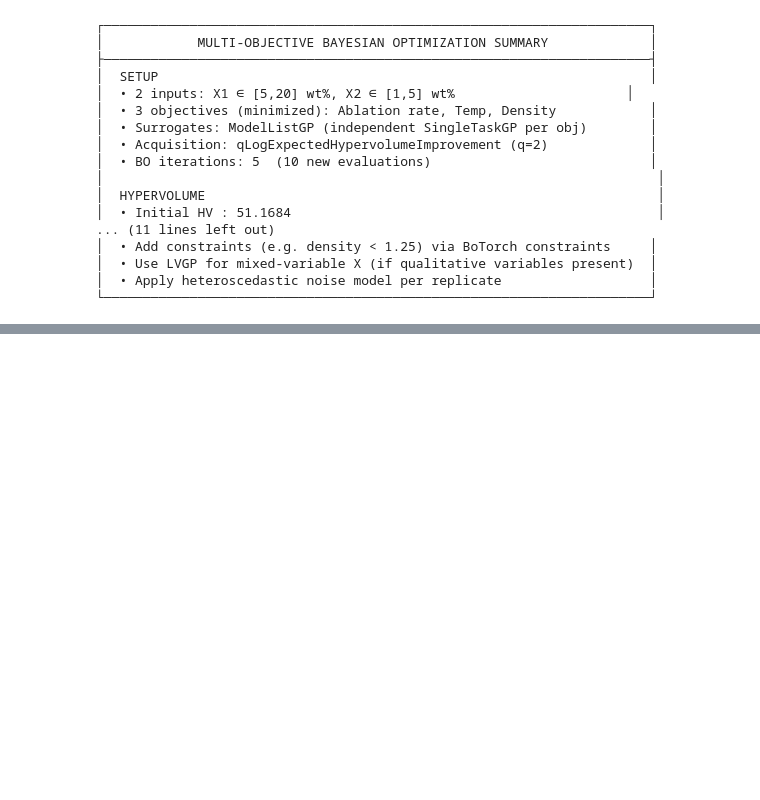
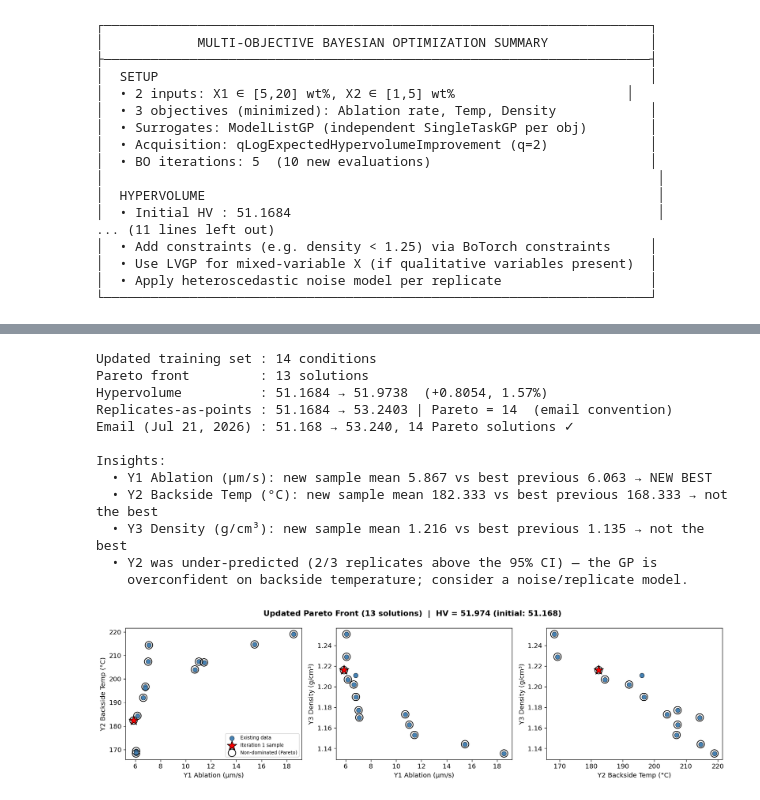
Before and after one commit to Chris1504-fdz/ablation_zone_study, a Jupyter notebook: notebooks/mobo_analysis_v2.ipynb, the cells around one changed output, grey strips where cells are left out. Cells and saved outputs as stored; diff of their text form; code cells hidden in the pictures; blank space fills up the shorter version.

```diff
--- a/notebooks/mobo_analysis_v2.ipynb
+++ b/notebooks/mobo_analysis_v2.ipynb
@@ -877,0 +958,78 @@ Emailed values (Jul 18, 2026): Y1 5.968 ± 1.026 | Y2 177.67 ± 1.434 | Y3 1.216
+# %%
+# ── Merge iteration-1 observations into the per-condition training set ───────
+def augment_with_iteration(df_mean_base, obs_df):
+    """Append per-condition means of obs_df unless the condition already exists."""
+    cond = obs_df.groupby(['X1', 'X2'])[['Y1', 'Y2', 'Y3']].mean().reset_index()
+    out = df_mean_base.copy()
+    for _, r in cond.iterrows():
+        if (np.isclose(out['X1'], r['X1']) & np.isclose(out['X2'], r['X2'])).any():
+            continue   # condition already in the spreadsheet
+        out = pd.concat([out, r.to_frame().T], ignore_index=True)
+    return out
+
+df_mean_up = augment_with_iteration(df_mean, ITER1_OBSERVED)
+X_up = df_mean_up[['X1', 'X2']].values.astype(float)
+Y_up = df_mean_up[['Y1', 'Y2', 'Y3']].values.astype(float)
+Y_up_neg = -torch.tensor(Y_up, dtype=DTYPE)
+
+hv_calc_up = Hypervolume(ref_point=ref_point)
+hv_init = hv_calc_up.compute(Y_neg[is_non_dominated(Y_neg)])
+pm_up   = is_non_dominated(Y_up_neg)
+hv_up   = hv_calc_up.compute(Y_up_neg[pm_up])
+
+# The Jul 21 email counts the 3 new replicates as separate points (three stars in
+# Rick's plots) rather than one condition mean — reproduce that convention too:
+Y_rep_neg = -torch.tensor(ITER1_OBSERVED[['Y1', 'Y2', 'Y3']].values, dtype=DTYPE)
+Y_email   = torch.cat([Y_neg, Y_rep_neg])
+pm_email  = is_non_dominated(Y_email)
+hv_email  = hv_calc_up.compute(Y_email[pm_email])
+
+is_new = np.isclose(df_mean_up['X1'], 19.6) & np.isclose(df_mean_up['X2'], 2.0)
+prev_best = df_mean_up.loc[~is_new, ['Y1', 'Y2', 'Y3']].min()
+new_mean  = df_mean_up.loc[is_new, ['Y1', 'Y2', 'Y3']].iloc[0]
+
+print(f"Updated training set : {len(df_mean_up)} conditions")
+print(f"Pareto front         : {int(pm_up.sum())} solutions")
+print(f"Hypervolume          : {hv_init:.4f} → {hv_up:.4f}  "
+      f"(+{hv_up - hv_init:.4f}, {(hv_up/hv_init - 1)*100:.2f}%)")
+print(f"Replicates-as-points : {hv_init:.4f} → {hv_email:.4f} | Pareto = {int(pm_email.sum())}  (email convention)")
+print(f"Email (Jul 21, 2026) : 51.168 → 53.240, 14 Pareto solutions ✓")
+print()
+print("Insights:")
+for col, label in zip(['Y1', 'Y2', 'Y3'], obj_labels):
+    tag = 'NEW BEST' if new_mean[col] < prev_best[col] else 'not the best'
+    print(f"  • {label}: new sample mean {new_mean[col]:.3f} vs best previous "
+          f"{prev_best[col]:.3f} → {tag}")
+print("  • Y2 was under-predicted (2/3 replicates above the 95% CI) — the GP is\n"
+      "    overconfident on backside temperature; consider a noise/replicate model.")
+
+# Pairwise objective-space views, new sample highlighted (mirrors the Jul 21 email)
+pairs = [(0, 1), (0, 2), (1, 2)]
+fig, axes = plt.subplots(1, 3, figsize=(15, 4.2))
+for ax, (a, b) in zip(axes, pairs):
+    ax.scatter(Y_up[~is_new, a], Y_up[~is_new, b], c='steelblue', s=60,
+               edgecolors='k', lw=0.5, label='Existing data')
+    ax.scatter(Y_up[is_new, a], Y_up[is_new, b], c='red', marker='*', s=280,
+               edgecolors='k', zorder=6, label='Iteration 1 sample')
+    pm_np = pm_up.numpy()
+    ax.scatter(Y_up[pm_np, a], Y_up[pm_np, b], facecolors='none', edgecolors='k',
+               s=160, lw=1.2, zorder=5, label='Non-dominated (Pareto)')
+    ax.set_xlabel(obj_labels[a]); ax.set_ylabel(obj_labels[b])
+axes[0].legend(fontsize=8)
+plt.suptitle(f'Updated Pareto Front ({int(pm_up.sum())} solutions)  |  '
+             f'HV = {hv_up:.3f} (initial: {hv_init:.3f})', fontweight='bold')
+plt.tight_layout(); plt.show()
+# %% [output]
+Updated training set : 14 conditions
+Pareto front         : 13 solutions
+Hypervolume          : 51.1684 → 51.9738  (+0.8054, 1.57%)
+Replicates-as-points : 51.1684 → 53.2403 | Pareto = 14  (email convention)
+Email (Jul 21, 2026) : 51.168 → 53.240, 14 Pareto solutions ✓
+
+Insights:
+  • Y1 Ablation (µm/s): new sample mean 5.867 vs best previous 6.063 → NEW BEST
+  • Y2 Backside Temp (°C): new sample mean 182.333 vs best previous 168.333 → not the best
+  • Y3 Density (g/cm³): new sample mean 1.216 vs best previous 1.135 → not the best
+  • Y2 was under-predicted (2/3 replicates above the 95% CI) — the GP is
+    overconfident on backside temperature; consider a noise/replicate model.
+[figure, added]
```
Also changed, not shown: parts of 11 cells of this notebook, 5 other files.
